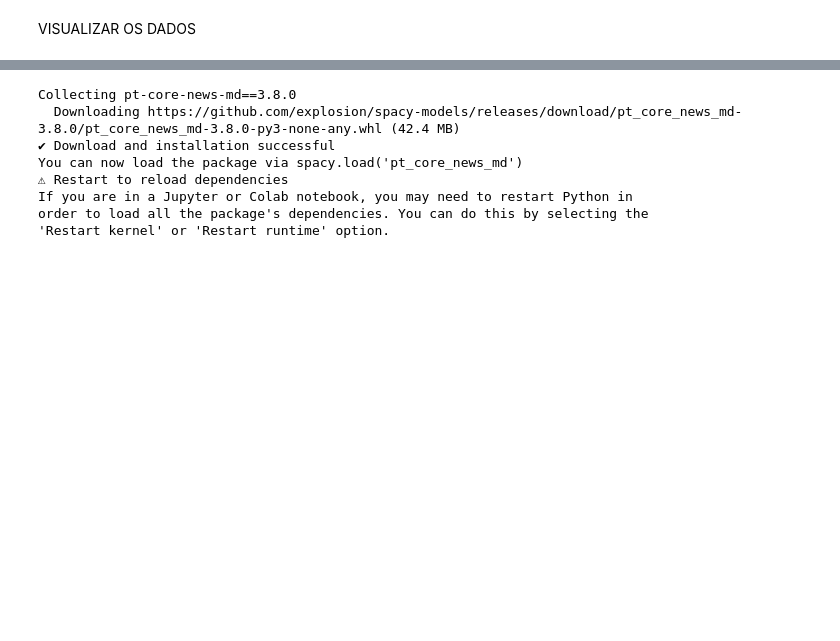
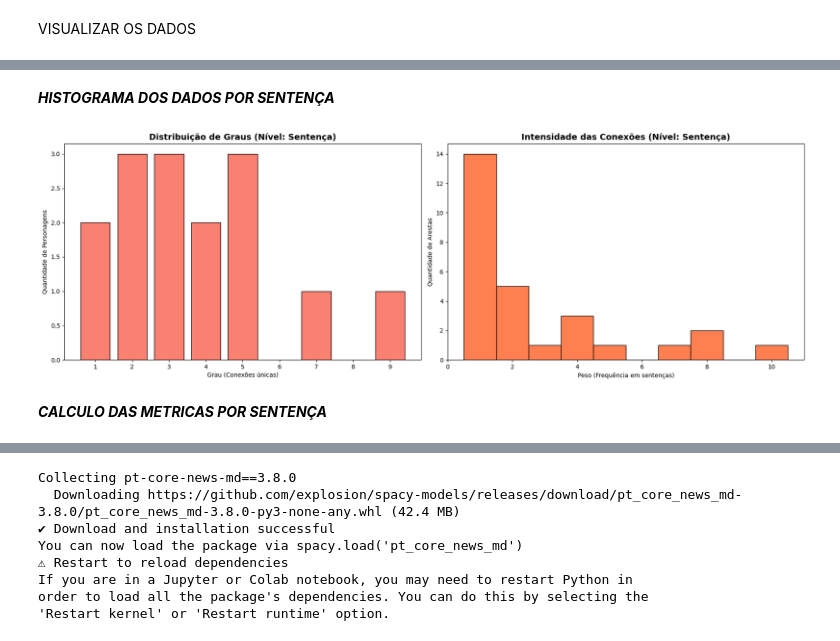
Before and after one commit to celeron550/NER-ED2, a Jupyter notebook: AED2.ipynb, the cells around one changed output, grey strips where cells are left out. Saved outputs shown, nothing was run; the diff lists cells and outputs as text; code cells hidden in the pictures; blank space fills up the shorter version.

```diff
--- a/AED2.ipynb
+++ b/AED2.ipynb
@@ -254,2 +178,36 @@ plt.show()
+# %% [markdown]
+***HISTOGRAMA DOS DADOS POR SENTENÇA***
+# %%
+import pandas as pd
+import collections
+import numpy as np
+
+# --- 1. GERAÇÃO DOS HISTOGRAMAS ---
+fig, (ax1, ax2) = plt.subplots(1, 2, figsize=(18, 6))
+
+# Histograma de Graus
+graus_sent = [d for n, d in G.degree()]
+contagem_graus = collections.Counter(graus_sent)
+deg, cnt = zip(*contagem_graus.items())
+
+ax1.bar(deg, cnt, width=0.8, color='salmon', edgecolor='black') # Cor salmão para diferenciar do de parágrafo
+ax1.set_title("Distribuição de Graus (Nível: Sentença)", fontsize=14, fontweight='bold')
+ax1.set_xlabel("Grau (Conexões únicas)")
+ax1.set_ylabel("Quantidade de Personagens")
+ax1.set_xticks(range(int(min(graus_sent)), int(max(graus_sent)) + 1))
+
+# Histograma de Pesos
+pesos_sent = [d['weight'] for u, v, d in G.edges(data=True)]
+ax2.hist(pesos_sent, bins=range(int(min(pesos_sent)), int(max(pesos_sent)) + 2), color='coral', edgecolor='black', align='left')
+ax2.set_title("Intensidade das Conexões (Nível: Sentença)", fontsize=14, fontweight='bold')
+ax2.set_xlabel("Peso (Frequência em sentenças)")
+ax2.set_ylabel("Quantidade de Arestas")
+
+plt.tight_layout()
+plt.show()
+# %% [output]
+[figure, added]
 # %%
 nx.write_gexf(G, "spygate_graph.gexf")
+# %% [markdown]
+***CALCULO DAS METRICAS POR SENTENÇA***
```
Also changed, not shown: parts of 9 cells of this notebook.
